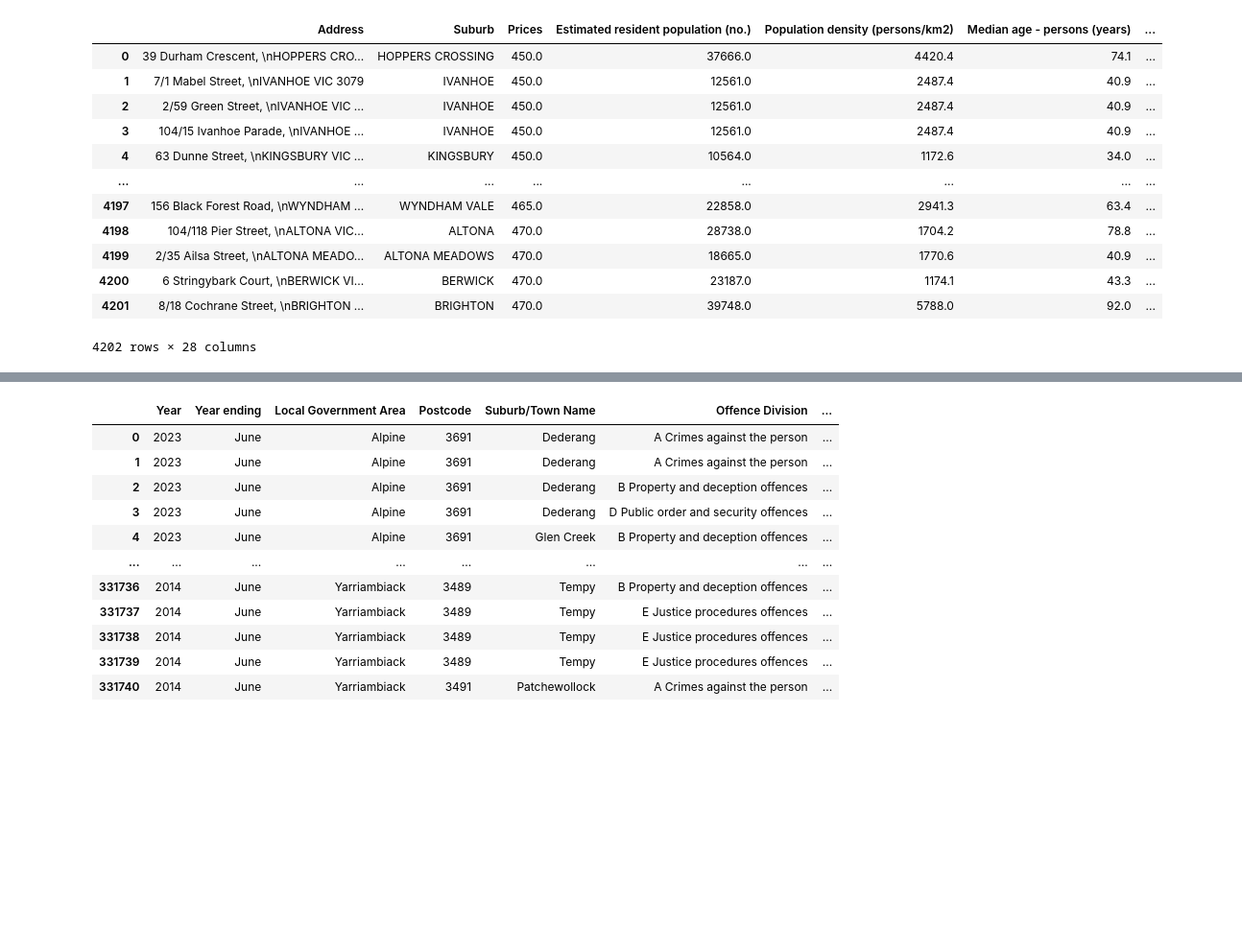
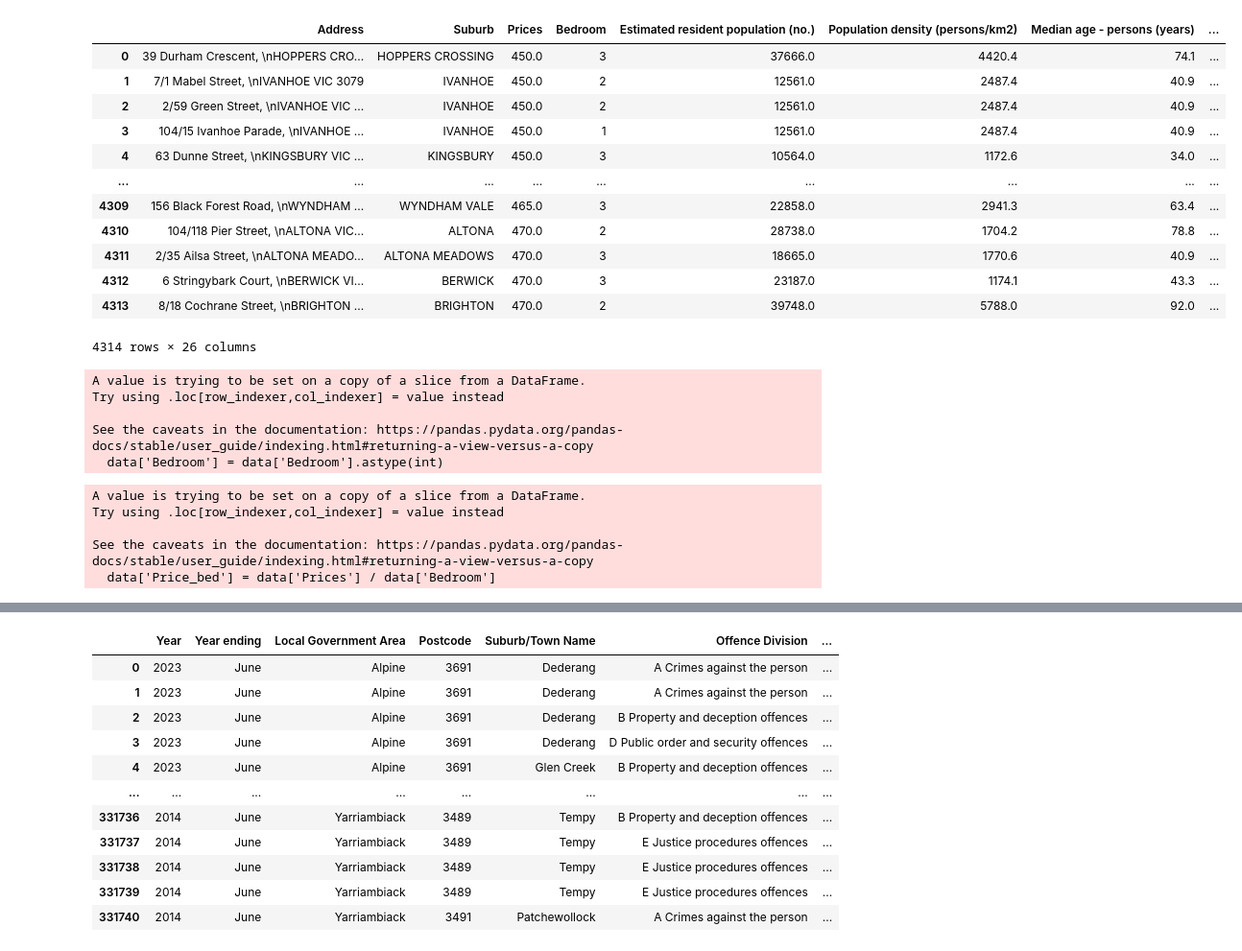
Before and after one commit to vanessagraciia/Real-Estate-Industry-Project, a Jupyter notebook: notebooks/livability - vanessa.ipynb, the cells around one changed output, grey strips where cells are left out. Shown at 96% size. Drawn from its saved outputs; the diff is of its cells as text; code cells hidden in the pictures; blank space fills up the shorter version.

```diff
--- a/notebooks/livability - vanessa.ipynb
+++ b/notebooks/livability - vanessa.ipynb
@@ -3,18 +58,35 @@ import pandas as pd
 # %%
-data = pd.read_csv('../data/curated/geometry_property.csv')
+data = pd.read_csv('../data/curated/Property_external.csv')
+data
+# %% [output]
+|  | Address | Suburb | Prices | Bedroom | Estimated resident population (no.) | Population density (persons/km2) | Median age - persons (years) | ... |
+| 0 | 39 Durham Crescent, \nHOPPERS CRO... | HOPPERS CROSSING | 450.0 | 3 | 37666.0 | 4420.4 | 74.1 | ... |
+| 1 | 7/1 Mabel Street, \nIVANHOE VIC 3079 | IVANHOE | 450.0 | 2 | 12561.0 | 2487.4 | 40.9 | ... |
+| 2 | 2/59 Green Street, \nIVANHOE VIC ... | IVANHOE | 450.0 | 2 | 12561.0 | 2487.4 | 40.9 | ... |
+| 3 | 104/15 Ivanhoe Parade, \nIVANHOE ... | IVANHOE | 450.0 | 1 | 12561.0 | 2487.4 | 40.9 | ... |
+| 4 | 63 Dunne Street, \nKINGSBURY VIC ... | KINGSBURY | 450.0 | 3 | 10564.0 | 1172.6 | 34.0 | ... |
+| ... | ... | ... | ... | ... | ... | ... | ... | ... |
+| 4309 | 156 Black Forest Road, \nWYNDHAM ... | WYNDHAM VALE | 465.0 | 3 | 22858.0 | 2941.3 | 63.4 | ... |
+| 4310 | 104/118 Pier Street, \nALTONA VIC... | ALTONA | 470.0 | 2 | 28738.0 | 1704.2 | 78.8 | ... |
+| 4311 | 2/35 Ailsa Street, \nALTONA MEADO... | ALTONA MEADOWS | 470.0 | 3 | 18665.0 | 1770.6 | 40.9 | ... |
+| 4312 | 6 Stringybark Court, \nBERWICK VI... | BERWICK | 470.0 | 3 | 23187.0 | 1174.1 | 43.3 | ... |
+| 4313 | 8/18 Cochrane Street, \nBRIGHTON ... | BRIGHTON | 470.0 | 2 | 39748.0 | 5788.0 | 92.0 | ... |
+4314 rows × 26 columns
-# %%
-data
-# %% [output]
-|  | Address | Suburb | Prices | Estimated resident population (no.) | Population density (persons/km2) | Median age - persons (years) | ... |
-| 0 | 39 Durham Crescent, \nHOPPERS CRO... | HOPPERS CROSSING | 450.0 | 37666.0 | 4420.4 | 74.1 | ... |
-| 1 | 7/1 Mabel Street, \nIVANHOE VIC 3079 | IVANHOE | 450.0 | 12561.0 | 2487.4 | 40.9 | ... |
-| 2 | 2/59 Green Street, \nIVANHOE VIC ... | IVANHOE | 450.0 | 12561.0 | 2487.4 | 40.9 | ... |
-| 3 | 104/15 Ivanhoe Parade, \nIVANHOE ... | IVANHOE | 450.0 | 12561.0 | 2487.4 | 40.9 | ... |
-| 4 | 63 Dunne Street, \nKINGSBURY VIC ... | KINGSBURY | 450.0 | 10564.0 | 1172.6 | 34.0 | ... |
-| ... | ... | ... | ... | ... | ... | ... | ... |
-| 4197 | 156 Black Forest Road, \nWYNDHAM ... | WYNDHAM VALE | 465.0 | 22858.0 | 2941.3 | 63.4 | ... |
-| 4198 | 104/118 Pier Street, \nALTONA VIC... | ALTONA | 470.0 | 28738.0 | 1704.2 | 78.8 | ... |
-| 4199 | 2/35 Ailsa Street, \nALTONA MEADO... | ALTONA MEADOWS | 470.0 | 18665.0 | 1770.6 | 40.9 | ... |
-| 4200 | 6 Stringybark Court, \nBERWICK VI... | BERWICK | 470.0 | 23187.0 | 1174.1 | 43.3 | ... |
-| 4201 | 8/18 Cochrane Street, \nBRIGHTON ... | BRIGHTON | 470.0 | 39748.0 | 5788.0 | 92.0 | ... |
-4202 rows × 28 columns
+# %%
+data = data[data['Bedroom'].str.strip().str.isdigit()]
+# Convert the 'Age' column to integers
+data['Bedroom'] = data['Bedroom'].astype(int)
+# %% [output]
+A value is trying to be set on a copy of a slice from a DataFrame.
+Try using .loc[row_indexer,col_indexer] = value instead
+
+See the caveats in the documentation: https://pandas.pydata.org/pandas-docs/stable/user_guide/indexing.html#returning-a-view-versus-a-copy
+  data['Bedroom'] = data['Bedroom'].astype(int)
+# %%
+data['Price_bed'] = data['Prices'] / data['Bedroom']
+# %% [output]
+A value is trying to be set on a copy of a slice from a DataFrame.
+Try using .loc[row_indexer,col_indexer] = value instead
+
+See the caveats in the documentation: https://pandas.pydata.org/pandas-docs/stable/user_guide/indexing.html#returning-a-view-versus-a-copy
+  data['Price_bed'] = data['Prices'] / data['Bedroom']
```
Also changed, not shown: parts of 31 cells of this notebook, 5 other files.
